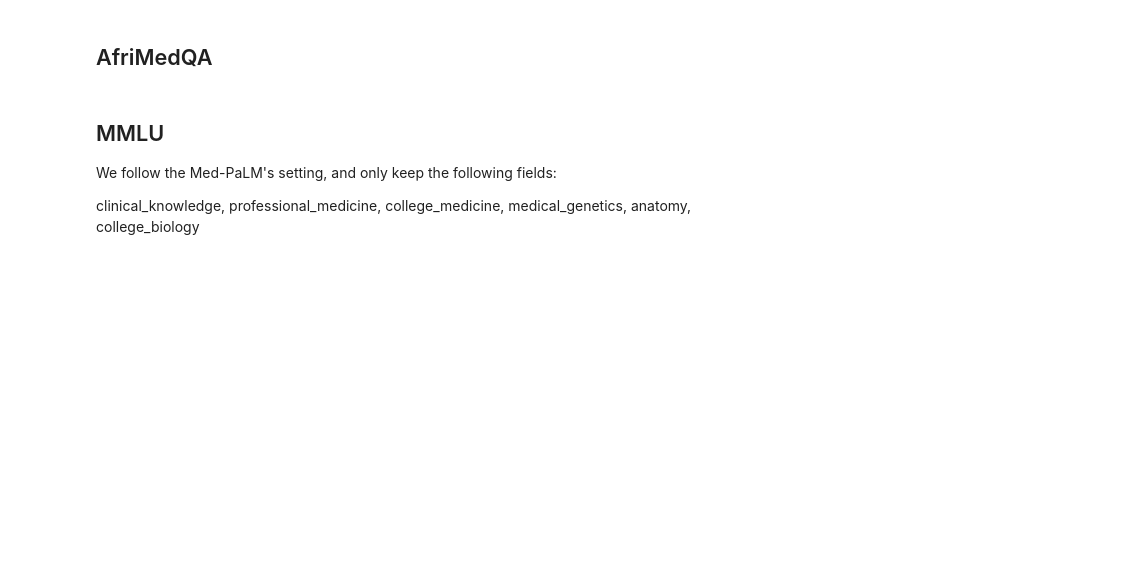
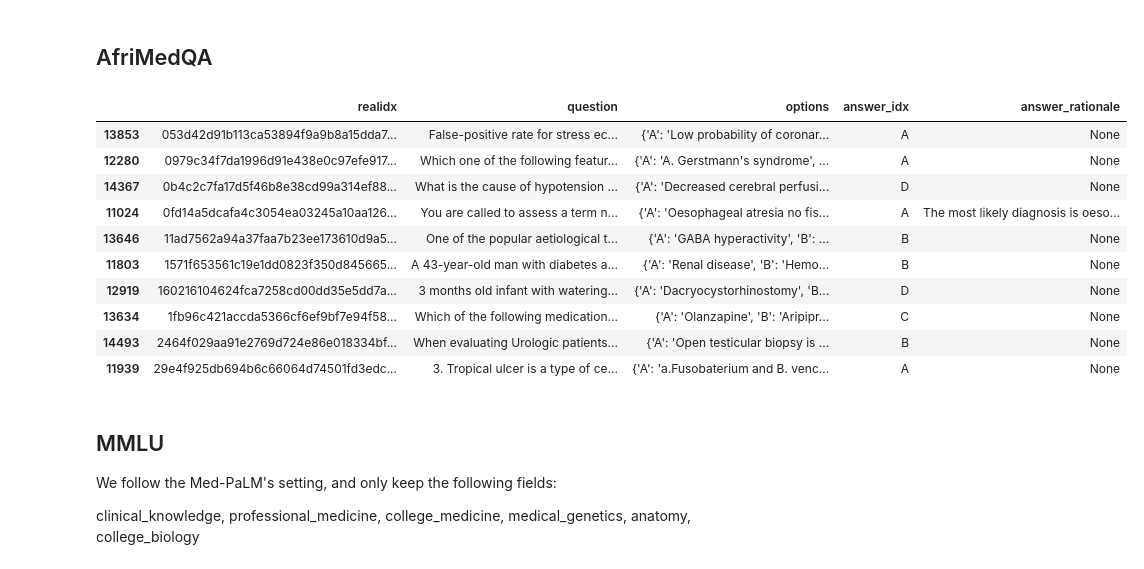
Before and after one commit to mahdi-shafiei/MedAgents-2, a Jupyter notebook: preprocess.ipynb, the cells around one changed output. Cells and saved outputs as stored; diff of their text form; code cells hidden in the pictures; blank space fills up the shorter version.

```diff
--- a/preprocess.ipynb
+++ b/preprocess.ipynb
@@ -187,19 +196,41 @@ sampled_df.head(10)
 ## AfriMedQA
 # %%
 from datasets import load_dataset
+
+os.makedirs('./data/afrimedqa', exist_ok=True)
 
 options_map = {'option1': 'A', 'option2': 'B', 'option3': 'C', 'option4': 'D', 'option5': 'E'}
 
 afrimedqa_test_set = load_dataset('intronhealth/afrimedqa_v2')['train'].to_pandas()
 afrimedqa_test_set = afrimedqa_test_set[afrimedqa_test_set['question_type'] == 'mcq']
 afrimedqa_test_set = afrimedqa_test_set[['sample_id', 'question_clean', 'answer_options', 'correct_answer', 'answer_rationale']]
 afrimedqa_test_set.rename(columns={'sample_id': 'realidx', 'question_clean': 'question', 'answer_options': 'options', 'correct_answer': 'answer_idx', 'answer_rationale': 'answer_rationale'}, inplace=True)
 afrimedqa_test_set['options'] = afrimedqa_test_set['options'].apply(lambda x: eval(x))
 afrimedqa_test_set['options'] = afrimedqa_test_set['options'].apply(lambda x: {options_map[k]: v for k, v in x.items()})
 afrimedqa_test_set['answer_idx'] = afrimedqa_test_set['answer_idx'].map(options_map)
 
 # save afrimedqa test set
-save_as_jsonl(afrimedqa_test_set.to_dict(orient='records'), os.path.join('./data/afrimedqa', 'test_5options.jsonl'))
+save_as_jsonl(afrimedqa_test_set.to_dict(orient='records'), os.path.join('./data/afrimedqa', 'test.jsonl'))
+
+sampled_df = afrimedqa_test_set.sample(50, random_state=42).sort_values(by='realidx')
+sampled_50_afrimedqa = sampled_df.to_dict(orient='records')
+
+# save afrimedqa test set
+save_as_jsonl(sampled_50_afrimedqa, os.path.join('./data/afrimedqa', 'sampled_50.jsonl'))
+
+sampled_df.head(10)
+# %% [output]
+|  | realidx | question | options | answer_idx | answer_rationale |
+| 13853 | 053d42d91b113ca53894f9a9b8a15dda7... | False-positive rate for stress ec... | {'A': 'Low probability of coronar... | A | None |
+| 12280 | 0979c34f7da1996d91e438e0c97efe917... | Which one of the following featur... | {'A': 'A. Gerstmann's syndrome', ... | A | None |
+| 14367 | 0b4c2c7fa17d5f46b8e38cd99a314ef88... | What is the cause of hypotension ... | {'A': 'Decreased cerebral perfusi... | D | None |
+| 11024 | 0fd14a5dcafa4c3054ea03245a10aa126... | You are called to assess a term n... | {'A': 'Oesophageal atresia no fis... | A | The most likely diagnosis is oeso... |
+| 13646 | 11ad7562a94a37faa7b23ee173610d9a5... | One of the popular aetiological t... | {'A': 'GABA hyperactivity', 'B': ... | B | None |
+| 11803 | 1571f653561c19e1dd0823f350d845665... | A 43-year-old man with diabetes a... | {'A': 'Renal disease', 'B': 'Hemo... | B | None |
+| 12919 | 160216104624fca7258cd00dd35e5dd7a... | 3 months old infant with watering... | {'A': 'Dacryocystorhinostomy', 'B... | D | None |
+| 13634 | 1fb96c421accda5366cf6ef9bf7e94f58... | Which of the following medication... | {'A': 'Olanzapine', 'B': 'Aripipr... | C | None |
+| 14493 | 2464f029aa91e2769d724e86e018334bf... | When evaluating Urologic patients... | {'A': 'Open testicular biopsy is ... | B | None |
+| 11939 | 29e4f925db694b6c66064d74501fd3edc... | 3. Tropical ulcer is a type of ce... | {'A': 'a.Fusobaterium and B. venc... | A | None |
 # %% [markdown]
 ## MMLU
 
```
Also changed, not shown: parts of 12 cells of this notebook, 43 other files.
